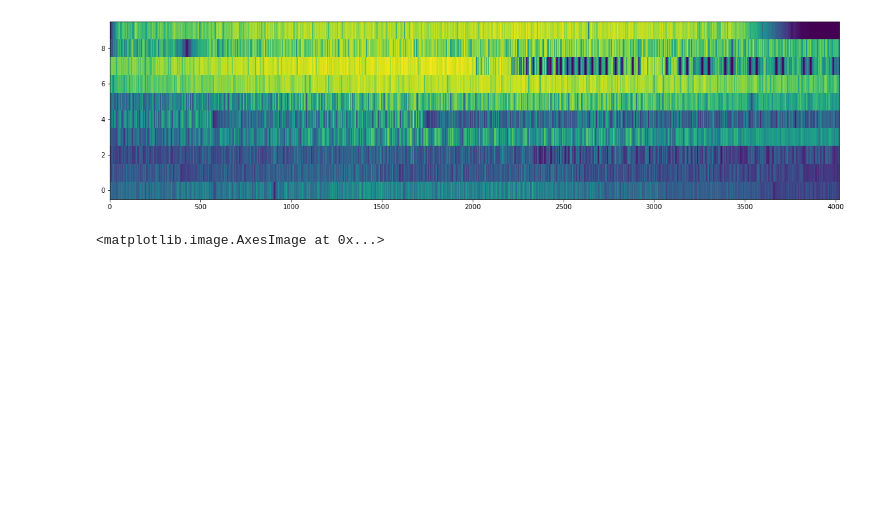
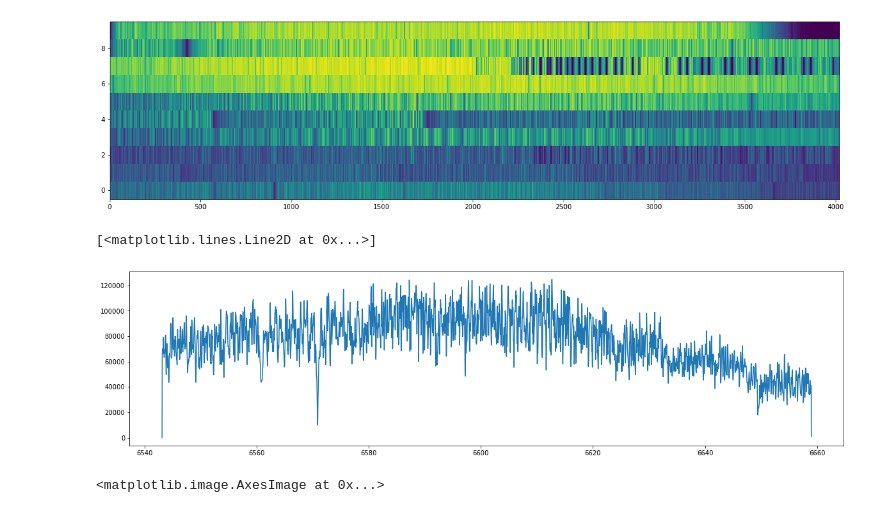
Before and after one commit to howardisaacson/Intro-2-Spectra, a Jupyter notebook: analysis/hires/hires_reduced.ipynb, the cells around one changed output. Cells and saved outputs as stored; diff of their text form; code cells hidden in the pictures; blank space fills up the shorter version.

```diff
--- a/analysis/hires/hires_reduced.ipynb
+++ b/analysis/hires/hires_reduced.ipynb
@@ -71,6 +76,14 @@ data1.shape
 # %% [output]
 (10, 4021)
 [figure]
+# %%
+# Plot the H-alpha line
+
+plt.figure(figsize=(20,5))
+plt.plot(iwav[0,:],data1[0,0:])
+# %% [output]
+[<matplotlib.lines.Line2D at 0x...>]
+[figure, added]
 # %%
 # Plot the middle chip
 plt.figure(figsize=(20,5))
```
Also changed, not shown: parts of 4 cells of this notebook.
